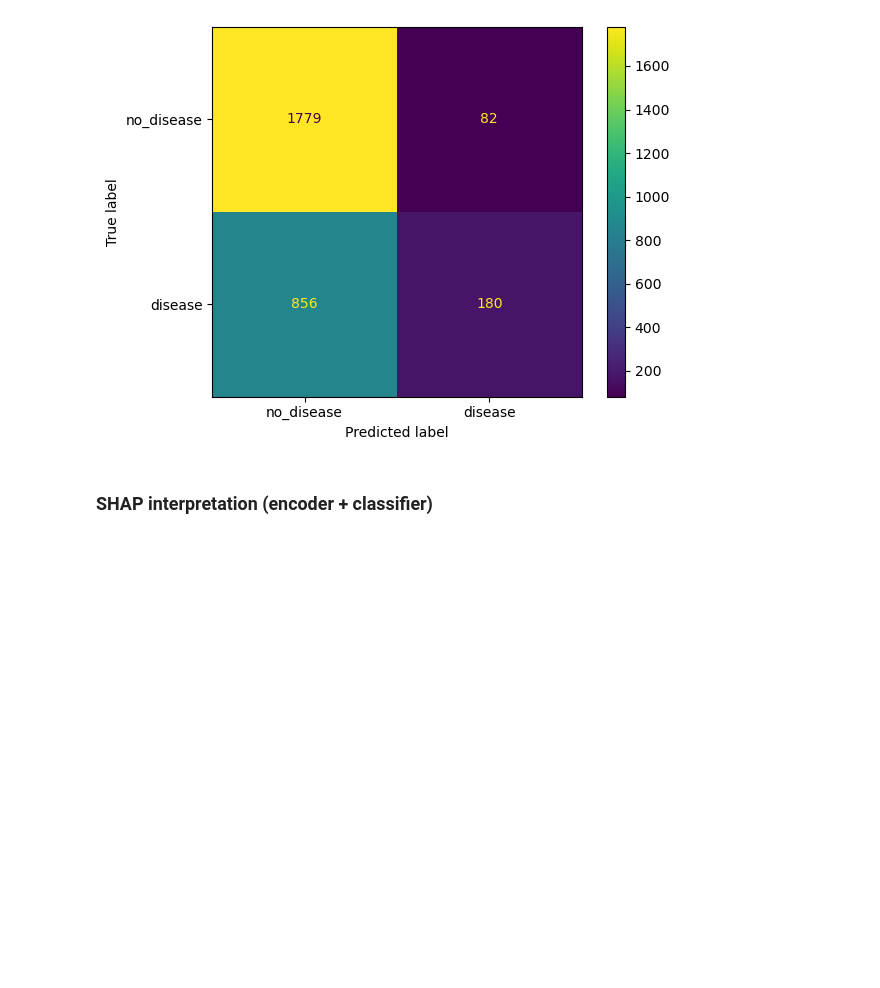
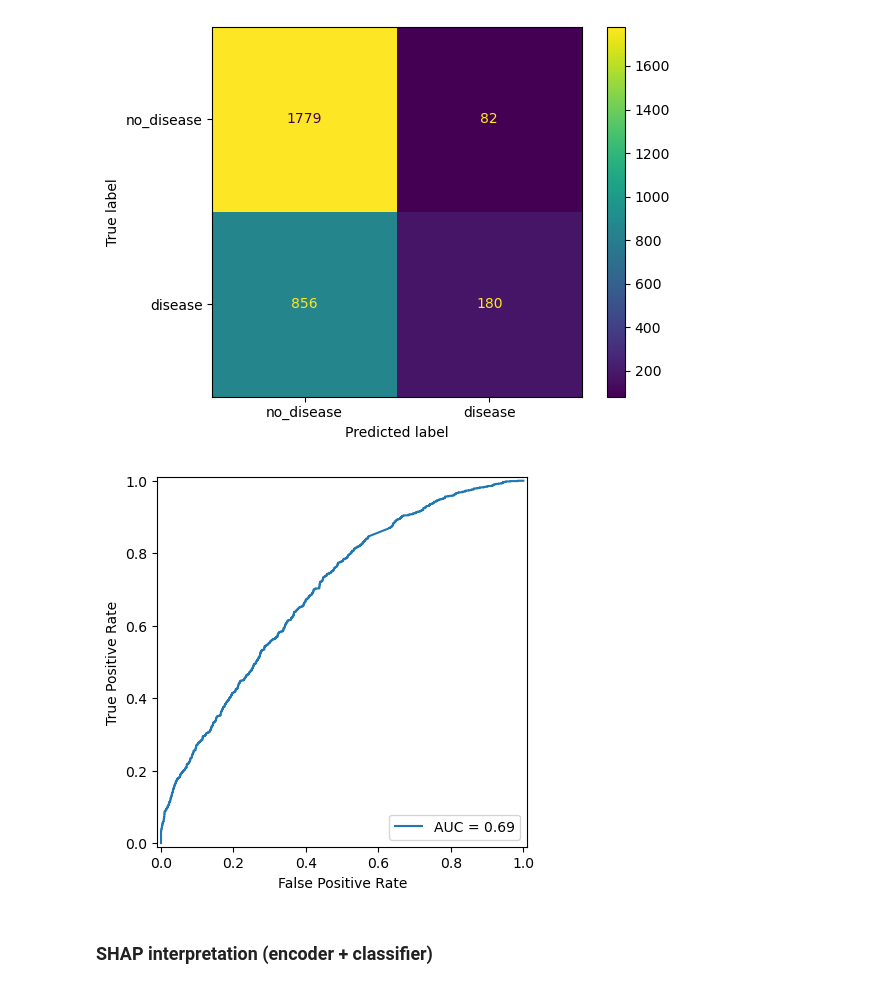
Before and after one commit to helloimfrei/gut-atlas, a Jupyter notebook: notebooks/gi_binary_classification.ipynb, the cells around one changed output. Saved outputs shown, nothing was run; the diff lists cells and outputs as text; code cells hidden in the pictures; blank space fills up the shorter version.

```diff
--- a/notebooks/gi_binary_classification.ipynb
+++ b/notebooks/gi_binary_classification.ipynb
@@ -326,6 +326,10 @@ Epoch 48/100
 DAE + Classifier ROC AUC: 0.6945
 <module 'matplotlib.pyplot' from '/opt/anaconda3/envs/gutatlas/lib/python3.10/site-packages/matplotlib/pyplot.py'>
 [figure]
+# %%
+plot_roc_curve(y_test, dae_preds_proba, dae_auc).show()
+# %% [output]
+[figure, added]
 # %% [markdown]
 ### SHAP interpretation (encoder + classifier)
 # %%
```
Also changed, not shown: 1 other file.
